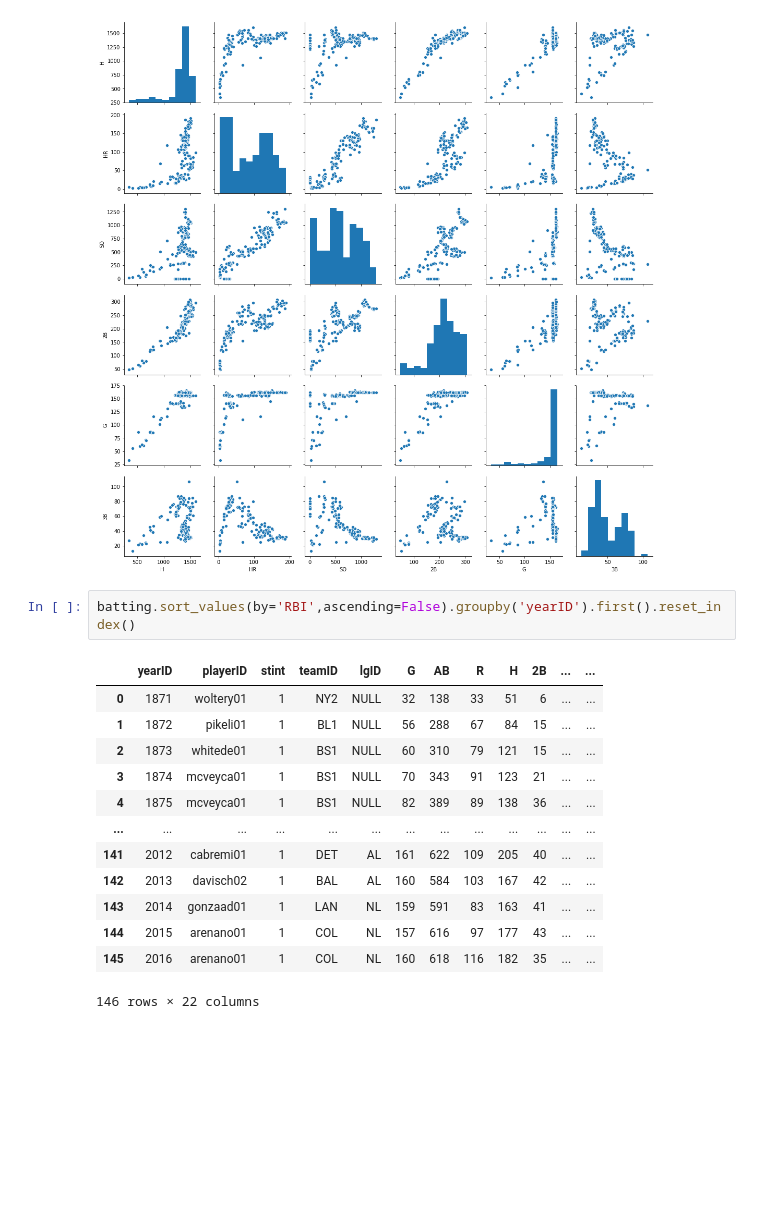
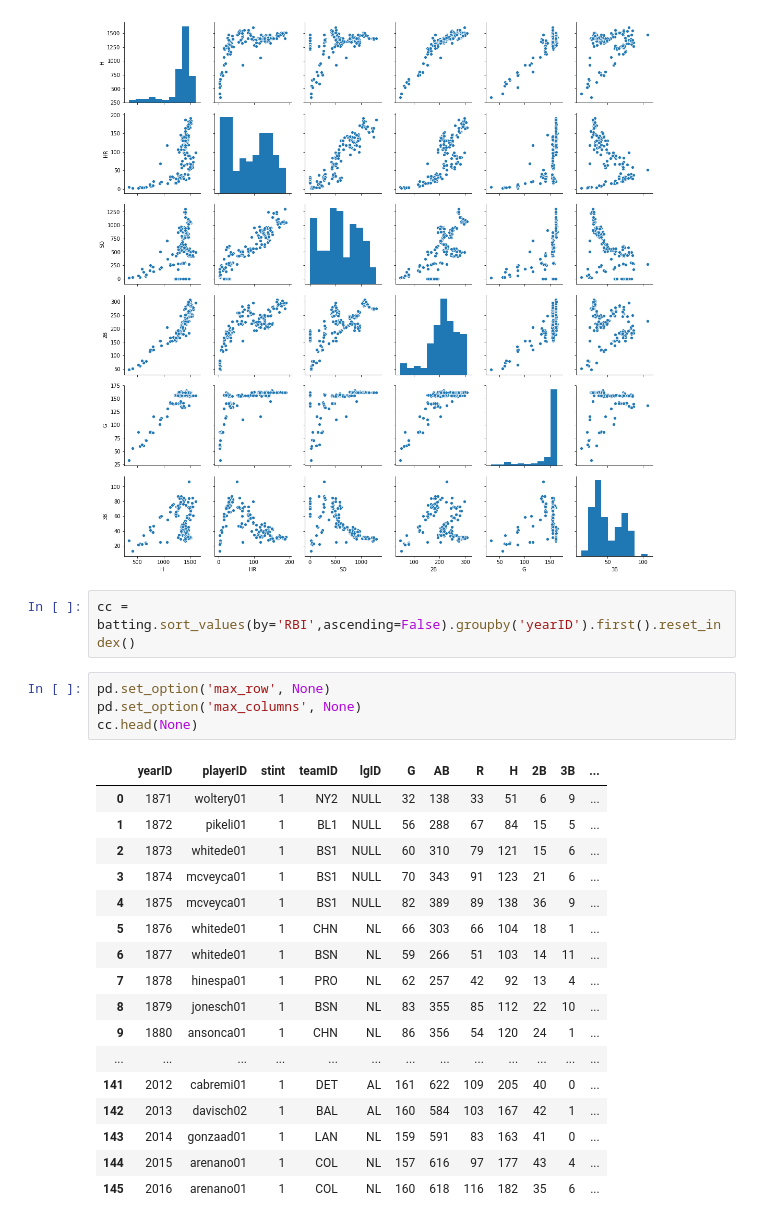
Before and after one commit to letzeltb/Baseball_Viz, a Jupyter notebook: baseball_viz.ipynb, the cells around one changed output. Cells and saved outputs as stored; diff of their text form; blank space fills up the shorter version.

Commit message:
max_row max_column

```diff
--- a/baseball_viz.ipynb
+++ b/baseball_viz.ipynb
@@ -226,18 +226,26 @@ plt.show()
 <Figure size 1296x720 with 0 Axes>
 [figure]
 # %%
-batting.sort_values(by='RBI',ascending=False).groupby('yearID').first().reset_index()
+cc = batting.sort_values(by='RBI',ascending=False).groupby('yearID').first().reset_index()
-# %% [output]
-|  | yearID | playerID | stint | teamID | lgID | G | AB | R | H | 2B | ... | ... |
-| 0 | 1871 | woltery01 | 1 | NY2 | NULL | 32 | 138 | 33 | 51 | 6 | ... | ... |
-| 1 | 1872 | pikeli01 | 1 | BL1 | NULL | 56 | 288 | 67 | 84 | 15 | ... | ... |
-| 2 | 1873 | whitede01 | 1 | BS1 | NULL | 60 | 310 | 79 | 121 | 15 | ... | ... |
-| 3 | 1874 | mcveyca01 | 1 | BS1 | NULL | 70 | 343 | 91 | 123 | 21 | ... | ... |
-| 4 | 1875 | mcveyca01 | 1 | BS1 | NULL | 82 | 389 | 89 | 138 | 36 | ... | ... |
-| ... | ... | ... | ... | ... | ... | ... | ... | ... | ... | ... | ... | ... |
-| 141 | 2012 | cabremi01 | 1 | DET | AL | 161 | 622 | 109 | 205 | 40 | ... | ... |
-| 142 | 2013 | davisch02 | 1 | BAL | AL | 160 | 584 | 103 | 167 | 42 | ... | ... |
-| 143 | 2014 | gonzaad01 | 1 | LAN | NL | 159 | 591 | 83 | 163 | 41 | ... | ... |
-| 144 | 2015 | arenano01 | 1 | COL | NL | 157 | 616 | 97 | 177 | 43 | ... | ... |
-| 145 | 2016 | arenano01 | 1 | COL | NL | 160 | 618 | 116 | 182 | 35 | ... | ... |
-146 rows × 22 columns
+# %%
+pd.set_option('max_row', None)
+pd.set_option('max_columns', None)
+cc.head(None)
+# %% [output]
+|  | yearID | playerID | stint | teamID | lgID | G | AB | R | H | 2B | 3B | ... |
+| 0 | 1871 | woltery01 | 1 | NY2 | NULL | 32 | 138 | 33 | 51 | 6 | 9 | ... |
+| 1 | 1872 | pikeli01 | 1 | BL1 | NULL | 56 | 288 | 67 | 84 | 15 | 5 | ... |
+| 2 | 1873 | whitede01 | 1 | BS1 | NULL | 60 | 310 | 79 | 121 | 15 | 6 | ... |
+| 3 | 1874 | mcveyca01 | 1 | BS1 | NULL | 70 | 343 | 91 | 123 | 21 | 6 | ... |
+| 4 | 1875 | mcveyca01 | 1 | BS1 | NULL | 82 | 389 | 89 | 138 | 36 | 9 | ... |
+| 5 | 1876 | whitede01 | 1 | CHN | NL | 66 | 303 | 66 | 104 | 18 | 1 | ... |
+| 6 | 1877 | whitede01 | 1 | BSN | NL | 59 | 266 | 51 | 103 | 14 | 11 | ... |
+| 7 | 1878 | hinespa01 | 1 | PRO | NL | 62 | 257 | 42 | 92 | 13 | 4 | ... |
+| 8 | 1879 | jonesch01 | 1 | BSN | NL | 83 | 355 | 85 | 112 | 22 | 10 | ... |
+| 9 | 1880 | ansonca01 | 1 | CHN | NL | 86 | 356 | 54 | 120 | 24 | 1 | ... |
+| ... | ... | ... | ... | ... | ... | ... | ... | ... | ... | ... | ... | ... |
+| 141 | 2012 | cabremi01 | 1 | DET | AL | 161 | 622 | 109 | 205 | 40 | 0 | ... |
+| 142 | 2013 | davisch02 | 1 | BAL | AL | 160 | 584 | 103 | 167 | 42 | 1 | ... |
+| 143 | 2014 | gonzaad01 | 1 | LAN | NL | 159 | 591 | 83 | 163 | 41 | 0 | ... |
+| 144 | 2015 | arenano01 | 1 | COL | NL | 157 | 616 | 97 | 177 | 43 | 4 | ... |
+| 145 | 2016 | arenano01 | 1 | COL | NL | 160 | 618 | 116 | 182 | 35 | 6 | ... |
```
